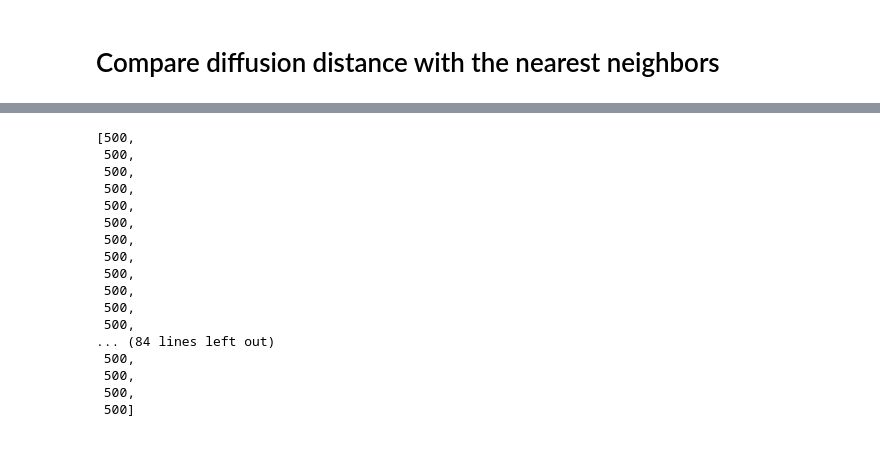
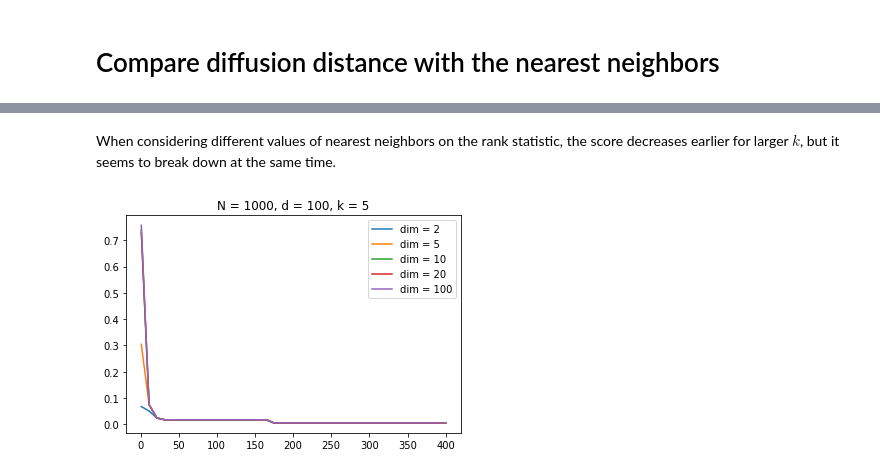
Before and after one commit to larsmus/Diffusion_Net, a Jupyter notebook: Experiments/extension_experiments.ipynb, the cells around one changed output, grey strips where cells are left out. Saved outputs shown, nothing was run; the diff lists cells and outputs as text; code cells hidden in the pictures; blank space fills up the shorter version.

Commit message:
add rank comparison for different cases

```diff
--- a/Experiments/extension_experiments.ipynb
+++ b/Experiments/extension_experiments.ipynb
@@ -271,33 +302,29 @@ nn_nearest = [argsorted[1:(k_nearest+1)] for argsorted in euclidean_argmat]
+# %% [markdown]
+When considering different values of nearest neighbors on the rank statistic, the score decreases earlier for larger $k$, but it seems to break down at the same time.
 # %%
-ts = np.linspace(1, 10000, 100)
-dim = 2
-scores = []
-_, eig = embedding, eig = df.diffusion_map(X, k=X.shape[0], dim=dim, sigma=0, kernel="gaussian", t=t)
-for t in ts:
-    embed = np.matmul(eig["vecs"][:, 1:(dim+1)], np.diag(eig["vals"][1:(dim+1)])**t)
-    dm_dmat = distance_matrix(embed, embed, p=2)
-    dm_argmat = np.argsort(dm_dmat, axis=1)
-    nn_nearest_dm = [argsorted[1:(k_nearest+1)] for argsorted in euclidean_argmat]
-    score = np.sum([len(np.intersect1d(nn_nearest[i], nn_nearest_dm[i], assume_unique=True))
-                    for i in range(len(nn_nearest))])
-    scores.append(score)
+ts = np.linspace(1, 400, 40)
+dims = [2, 5, 10, 20, 100]
+k_nearest = 5
+
+nn_nearest = [argsorted[1:(k_nearest+1)] for argsorted in euclidean_argmat]
+
+fig = plt.figure()
+for dim in dims:
+    scores = []
+    _, eig = embedding, eig = df.diffusion_map(X, k=X.shape[0], dim=dim, sigma=0, kernel="gaussian")
+    for t in ts:
+        embed = np.matmul(eig["vecs"][:, 1:(dim+1)], np.diag(eig["vals"][1:(dim+1)])**t)
+        dm_dmat = distance_matrix(embed, embed, p=2)
+        dm_argmat = np.argsort(dm_dmat, axis=1)
+        nn_nearest_dm = [argsorted[1:(k_nearest+1)] for argsorted in dm_argmat]
+        score = np.sum([len(np.intersect1d(nn_nearest[i], nn_nearest_dm[i], assume_unique=True))
+                        for i in range(len(nn_nearest))])
+        scores.append(score)
+    plt.plot(ts, np.array(scores)/(k_nearest*N), label = f"dim = {dim}")
+
+plt.title(f"N = {N}, d = {d}, k = {k_nearest}")
+plt.legend()
+plt.show()
+fig.savefig(f"../Pics/{file_id}_dim_{experiment_id}.png")
+# %% [output]
+[figure, added]
-# %%
-scores
-# %% [output]
-[500,
- 500,
- 500,
- 500,
- 500,
- 500,
- 500,
- 500,
- 500,
- 500,
- 500,
- 500,
-... (84 lines left out)
- 500,
- 500,
- 500,
- 500]
```
Also changed, not shown: parts of 21 cells of this notebook, 16 other files.
